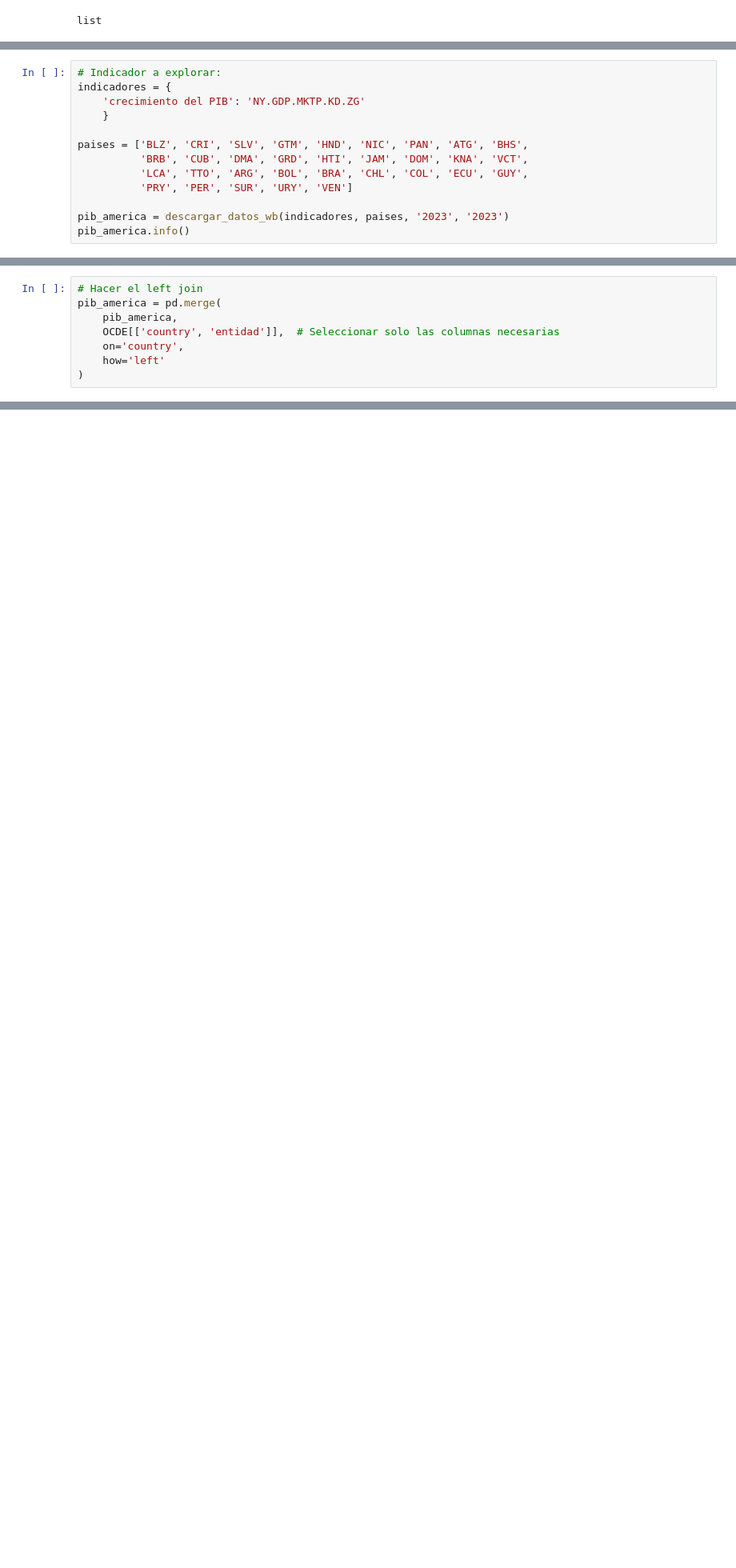
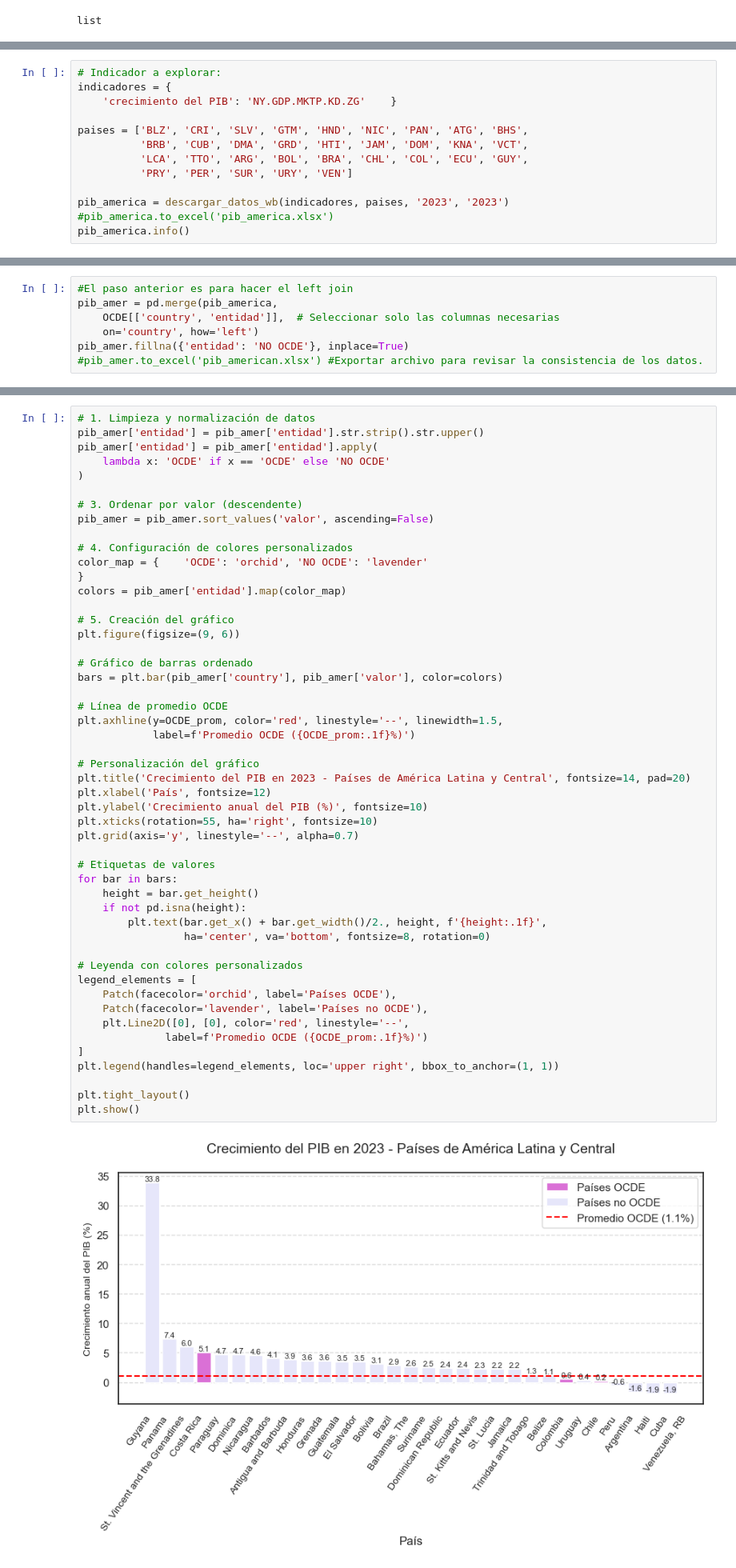
Before and after one commit to paulavsoto/Sociologia-Cuantitativa, a Jupyter notebook: Crecimiento_PIB.ipynb, the cells around one changed output, grey strips where cells are left out. Shown at 80% size. Cells and saved outputs as stored; diff of their text form; blank space fills up the shorter version.

```diff
--- a/Crecimiento_PIB.ipynb
+++ b/Crecimiento_PIB.ipynb
@@ -372,8 +314,7 @@ plt.show()
 # %%
 # Indicador a explorar:
 indicadores = {
-    'crecimiento del PIB': 'NY.GDP.MKTP.KD.ZG'
-    }
+    'crecimiento del PIB': 'NY.GDP.MKTP.KD.ZG'    }
 
 paises = ['BLZ', 'CRI', 'SLV', 'GTM', 'HND', 'NIC', 'PAN', 'ATG', 'BHS',
           'BRB', 'CUB', 'DMA', 'GRD', 'HTI', 'JAM', 'DOM', 'KNA', 'VCT',
@@ -381,6 +322,7 @@ paises = ['BLZ', 'CRI', 'SLV', 'GTM', 'HND', 'NIC', 'PAN', 'ATG', 'BHS',
           'PRY', 'PER', 'SUR', 'URY', 'VEN']
 
 pib_america = descargar_datos_wb(indicadores, paises, '2023', '2023')
+#pib_america.to_excel('pib_america.xlsx')
 pib_america.info()
 # %% [output]
 <class 'pandas.core.frame.DataFrame'>
@@ -505,8 +382,7 @@ OCDE.head()
 # %%
-# Hacer el left join
-pib_america = pd.merge(
-    pib_america,
+#El paso anterior es para hacer el left join
+pib_amer = pd.merge(pib_america,
     OCDE[['country', 'entidad']],  # Seleccionar solo las columnas necesarias
-    on='country',
-    how='left'
-)
+    on='country', how='left')
+pib_amer.fillna({'entidad': 'NO OCDE'}, inplace=True)
+#pib_amer.to_excel('pib_american.xlsx') #Exportar archivo para revisar la consistencia de los datos.
@@ -578,0 +389,52 @@ posx and posy should be finite values
+# %%
+# 1. Limpieza y normalización de datos
+pib_amer['entidad'] = pib_amer['entidad'].str.strip().str.upper()
+pib_amer['entidad'] = pib_amer['entidad'].apply(
+    lambda x: 'OCDE' if x == 'OCDE' else 'NO OCDE'
+)
+
+# 3. Ordenar por valor (descendente)
+pib_amer = pib_amer.sort_values('valor', ascending=False)
+
+# 4. Configuración de colores personalizados
+color_map = {    'OCDE': 'orchid', 'NO OCDE': 'lavender'
+}
+colors = pib_amer['entidad'].map(color_map)
+
+# 5. Creación del gráfico
+plt.figure(figsize=(9, 6))
+
+# Gráfico de barras ordenado
+bars = plt.bar(pib_amer['country'], pib_amer['valor'], color=colors)
+
+# Línea de promedio OCDE
+plt.axhline(y=OCDE_prom, color='red', linestyle='--', linewidth=1.5,
+            label=f'Promedio OCDE ({OCDE_prom:.1f}%)')
+
+# Personalización del gráfico
+plt.title('Crecimiento del PIB en 2023 - Países de América Latina y Central', fontsize=14, pad=20)
+plt.xlabel('País', fontsize=12)
+plt.ylabel('Crecimiento anual del PIB (%)', fontsize=10)
+plt.xticks(rotation=55, ha='right', fontsize=10)
+plt.grid(axis='y', linestyle='--', alpha=0.7)
+
+# Etiquetas de valores
+for bar in bars:
+    height = bar.get_height()
+    if not pd.isna(height):
+        plt.text(bar.get_x() + bar.get_width()/2., height, f'{height:.1f}',
+                 ha='center', va='bottom', fontsize=8, rotation=0)
+
+# Leyenda con colores personalizados
+legend_elements = [
+    Patch(facecolor='orchid', label='Países OCDE'),
+    Patch(facecolor='lavender', label='Países no OCDE'),
+    plt.Line2D([0], [0], color='red', linestyle='--',
+              label=f'Promedio OCDE ({OCDE_prom:.1f}%)')
+]
+plt.legend(handles=legend_elements, loc='upper right', bbox_to_anchor=(1, 1))
+
+plt.tight_layout()
+plt.show()
+# %% [output]
+[figure, added]
```
Also changed, not shown: parts of 40 cells of this notebook, 9 other files.
